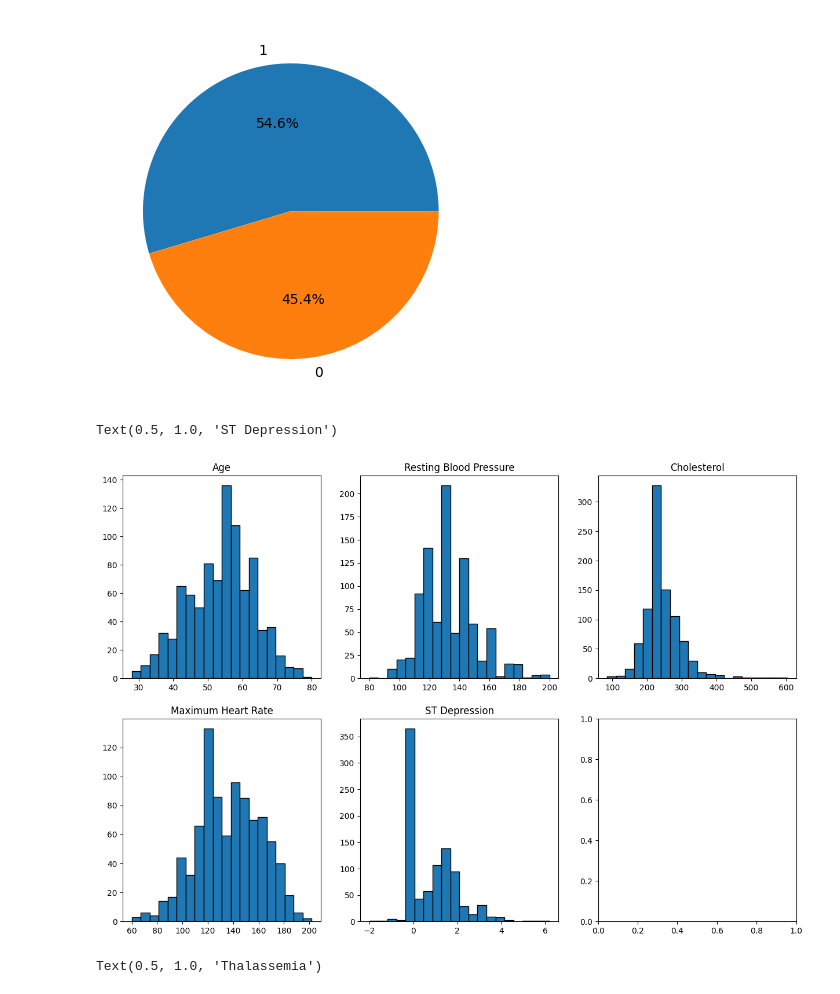
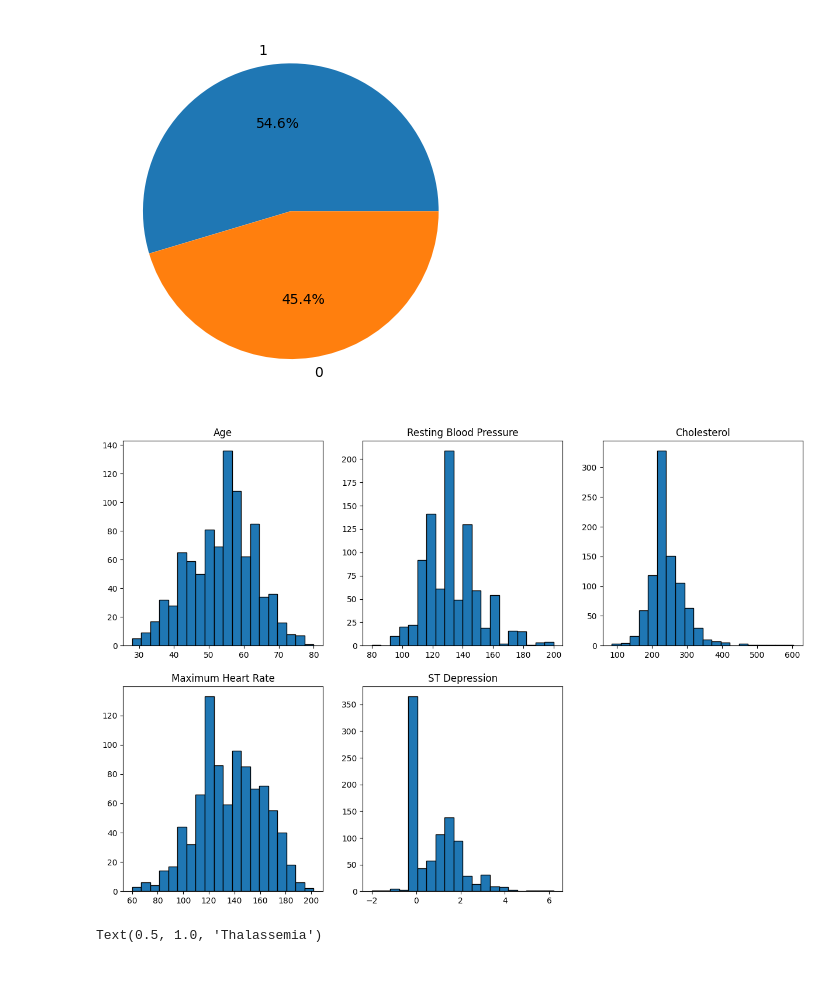
Before and after one commit to TranVietThang178/Heart-Disease-Prediction-Using-Machine-Learning, a Jupyter notebook: notebooks/02_EDA.ipynb, the cells around one changed output. Drawn from its saved outputs; the diff is of its cells as text; code cells hidden in the pictures.

```diff
--- a/notebooks/02_EDA.ipynb
+++ b/notebooks/02_EDA.ipynb
@@ -66,18 +66,18 @@ plt.show()
 # %%
 fig, ax = plt.subplots(2, 3, figsize=(15, 10))
 ax[0, 0].hist(df['age'], bins=20, edgecolor='black')
 ax[0, 0].set_title('Age')
 ax[0, 1].hist(df['trestbps'], bins=20, edgecolor='black')
 ax[0, 1].set_title('Resting Blood Pressure')
 ax[0, 2].hist(df['chol'], bins=20, edgecolor='black')
 ax[0, 2].set_title('Cholesterol')
 ax[1, 0].hist(df['thalach'], bins=20, edgecolor='black')
 ax[1, 0].set_title('Maximum Heart Rate')
 ax[1, 1].hist(df['oldpeak'], bins=20, edgecolor='black')
 ax[1, 1].set_title('ST Depression')
+ax[1,2].set_visible(False)
 # %% [output]
-Text(0.5, 1.0, 'ST Depression')
-[figure, old version]
+[figure, new version]
 # %%
 fig, ax = plt.subplots(2, 4, figsize=(15, 10))
 ax[0, 0].bar(df['sex'].value_counts().index, df['sex'].value_counts().values)
```
Also changed, not shown: parts of 8 cells of this notebook, 3 other files.
